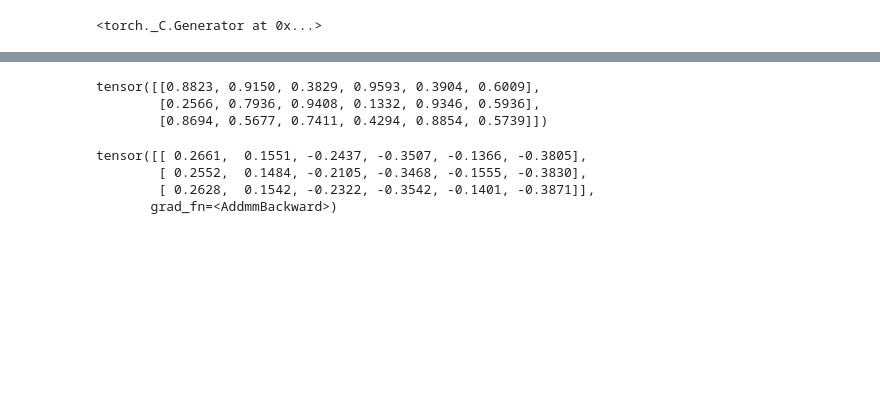
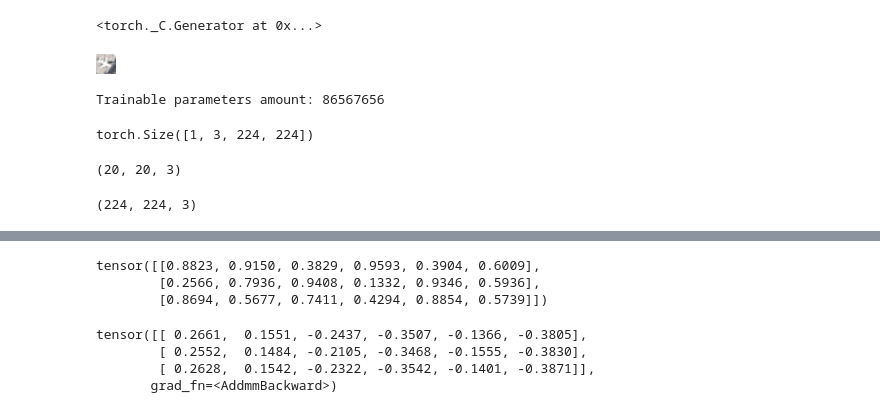
Before and after one commit to me0em/letter_b_planes, a Jupyter notebook: transformer.ipynb, the cells around one changed output, grey strips where cells are left out. Drawn from its saved outputs; the diff is of its cells as text; code cells hidden in the pictures; blank space fills up the shorter version.

```diff
--- a/transformer.ipynb
+++ b/transformer.ipynb
@@ -9,0 +15,6 @@ torch.manual_seed(42)
+# %%
+path = "../avia-train/0a3e36d7-877b-49a1-85dd-ce1e2d018460.png"
+# %%
+img.open(path)
+# %% [output]
+[figure, added]
@@ -9,0 +24,7 @@ torch.manual_seed(42)
+# %%
+model_parameters = filter(lambda p: p.requires_grad, model.parameters())
+params = sum([np.prod(p.size()) for p in model_parameters])
+
+print("Trainable parameters amount: {:n}".format(params))
+# %% [output]
+Trainable parameters amount: 86567656
@@ -9,0 +33,17 @@ torch.manual_seed(42)
+# %%
+inputs["pixel_values"].shape
+# %% [output]
+torch.Size([1, 3, 224, 224])
+# %%
+np.array(img.open(path)).shape
+# %% [output]
+(20, 20, 3)
+# %%
+tmp = einops.rearrange(
+    (inputs["pixel_values"].squeeze(0).numpy() * 255).astype(np.uint8),
+    "c h w -> h w c"
+)
+
+tmp.shape
+# %% [output]
+(224, 224, 3)
```
Also changed, not shown: parts of 15 cells of this notebook.
